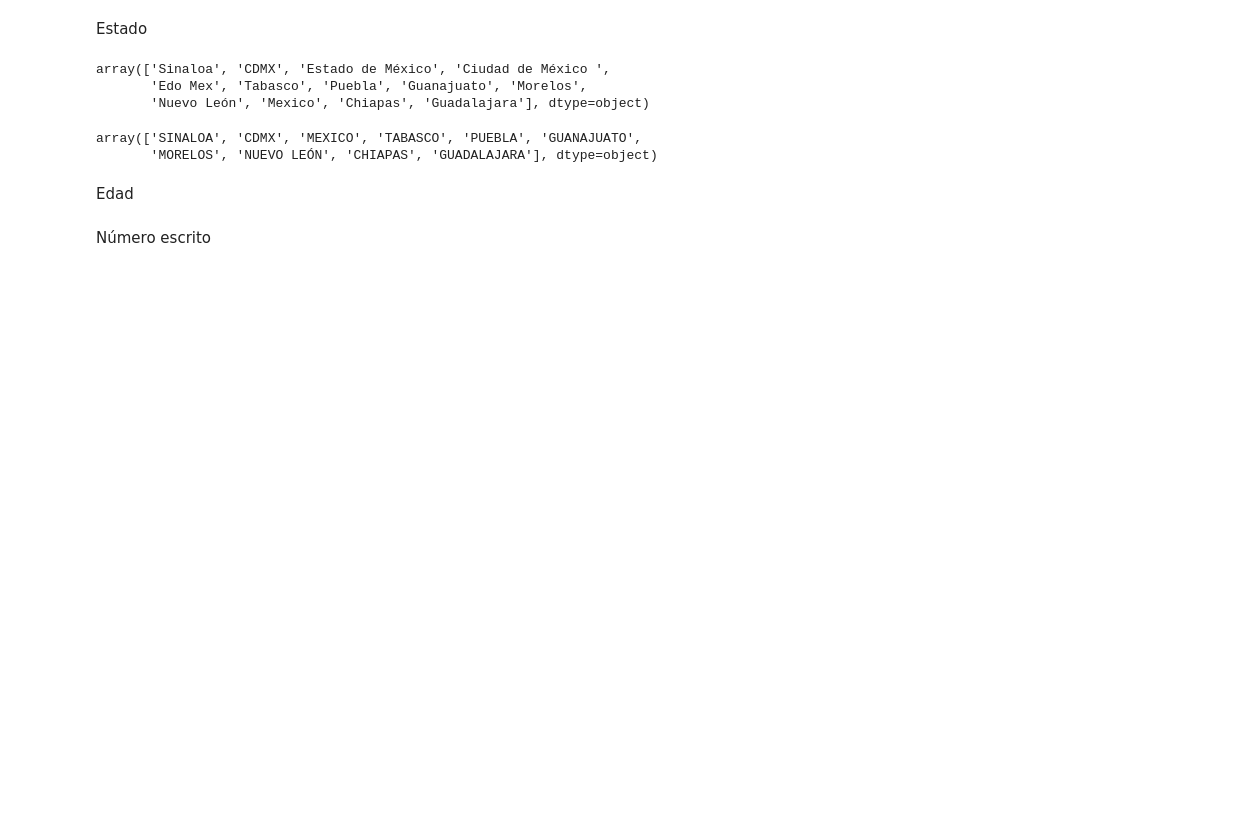
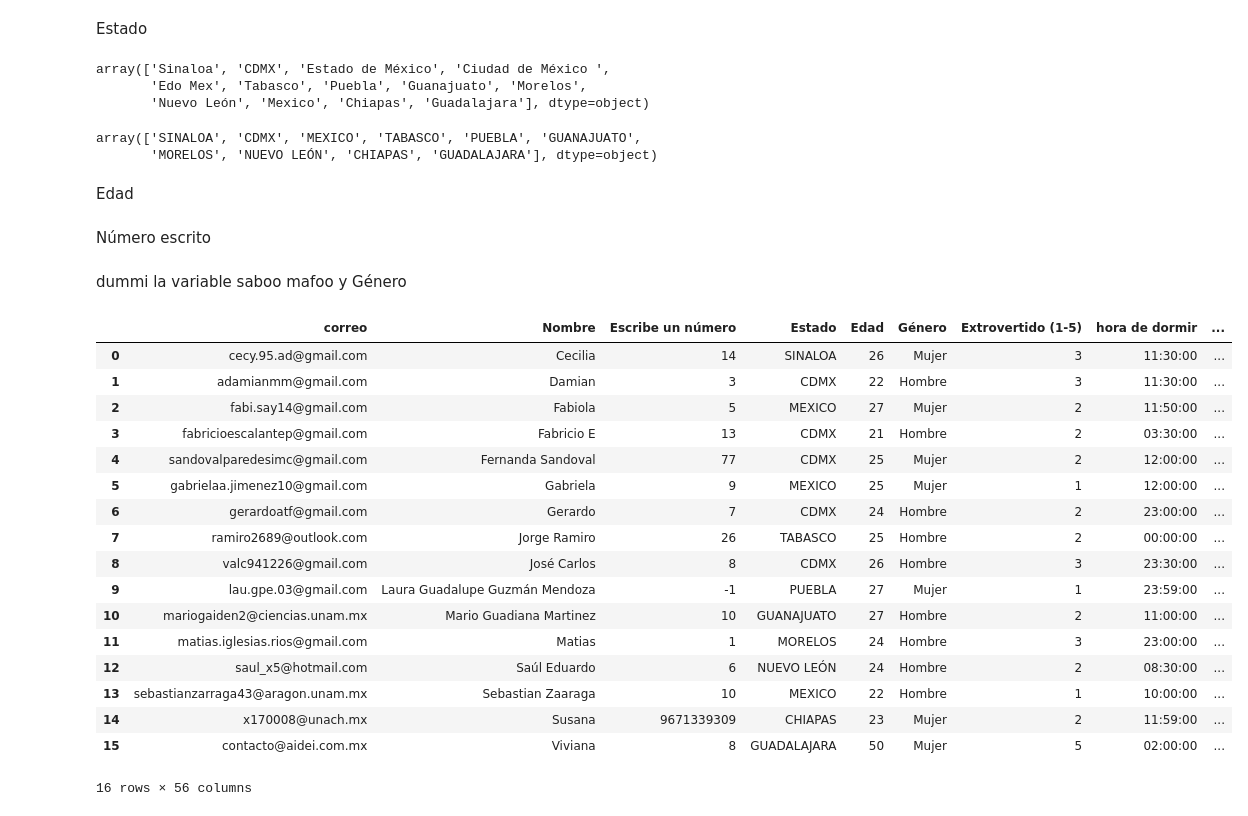
Before and after one commit to Jorge-Ramiro/programming-exercises, a Jupyter notebook: KMeans.ipynb, the cells around one changed output. Saved outputs shown, nothing was run; the diff lists cells and outputs as text; code cells hidden in the pictures; blank space fills up the shorter version.

```diff
--- a/KMeans.ipynb
+++ b/KMeans.ipynb
@@ -179,3 +192,26 @@ Número escrito
 new_data_d_merge["Escribe un número"] = new_data_d_merge["Escribe un número"].apply(lambda x: 8 if type(x) is str else x)
 # convertimos el NaN en un -1 y los demás en enteros
 new_data_d_merge["Escribe un número"] = new_data_d_merge["Escribe un número"].apply(lambda x: -1 if np.isnan(x) else int(x))
+# %% [markdown]
+dummi la variable saboo mafoo y Género
+# %%
+new_data_d_merge
+# %% [output]
+|  | correo | Nombre | Escribe un número | Estado | Edad | Género | Extrovertido (1-5) | hora de dormir | ... |
+| 0 | cecy.95.ad@gmail.com | Cecilia | 14 | SINALOA | 26 | Mujer | 3 | 11:30:00 | ... |
+| 1 | adamianmm@gmail.com | Damian | 3 | CDMX | 22 | Hombre | 3 | 11:30:00 | ... |
+| 2 | fabi.say14@gmail.com | Fabiola | 5 | MEXICO | 27 | Mujer | 2 | 11:50:00 | ... |
+| 3 | fabricioescalantep@gmail.com | Fabricio E | 13 | CDMX | 21 | Hombre | 2 | 03:30:00 | ... |
+| 4 | sandovalparedesimc@gmail.com | Fernanda Sandoval | 77 | CDMX | 25 | Mujer | 2 | 12:00:00 | ... |
+| 5 | gabrielaa.jimenez10@gmail.com | Gabriela | 9 | MEXICO | 25 | Mujer | 1 | 12:00:00 | ... |
+| 6 | gerardoatf@gmail.com | Gerardo | 7 | CDMX | 24 | Hombre | 2 | 23:00:00 | ... |
+| 7 | ramiro2689@outlook.com | Jorge Ramiro | 26 | TABASCO | 25 | Hombre | 2 | 00:00:00 | ... |
+| 8 | valc941226@gmail.com | José Carlos | 8 | CDMX | 26 | Hombre | 3 | 23:30:00 | ... |
+| 9 | lau.gpe.03@gmail.com | Laura Guadalupe Guzmán Mendoza | -1 | PUEBLA | 27 | Mujer | 1 | 23:59:00 | ... |
+| 10 | mariogaiden2@ciencias.unam.mx | Mario Guadiana Martinez | 10 | GUANAJUATO | 27 | Hombre | 2 | 11:00:00 | ... |
+| 11 | matias.iglesias.rios@gmail.com | Matias | 1 | MORELOS | 24 | Hombre | 3 | 23:00:00 | ... |
+| 12 | saul_x5@hotmail.com | Saúl Eduardo | 6 | NUEVO LEÓN | 24 | Hombre | 2 | 08:30:00 | ... |
+| 13 | sebastianzarraga43@aragon.unam.mx | Sebastian Zaaraga | 10 | MEXICO | 22 | Hombre | 1 | 10:00:00 | ... |
+| 14 | x170008@unach.mx | Susana | 9671339309 | CHIAPAS | 23 | Mujer | 2 | 11:59:00 | ... |
+| 15 | contacto@aidei.com.mx | Viviana | 8 | GUADALAJARA | 50 | Mujer | 5 | 02:00:00 | ... |
+16 rows × 56 columns
```
Also changed, not shown: parts of 8 cells of this notebook.
